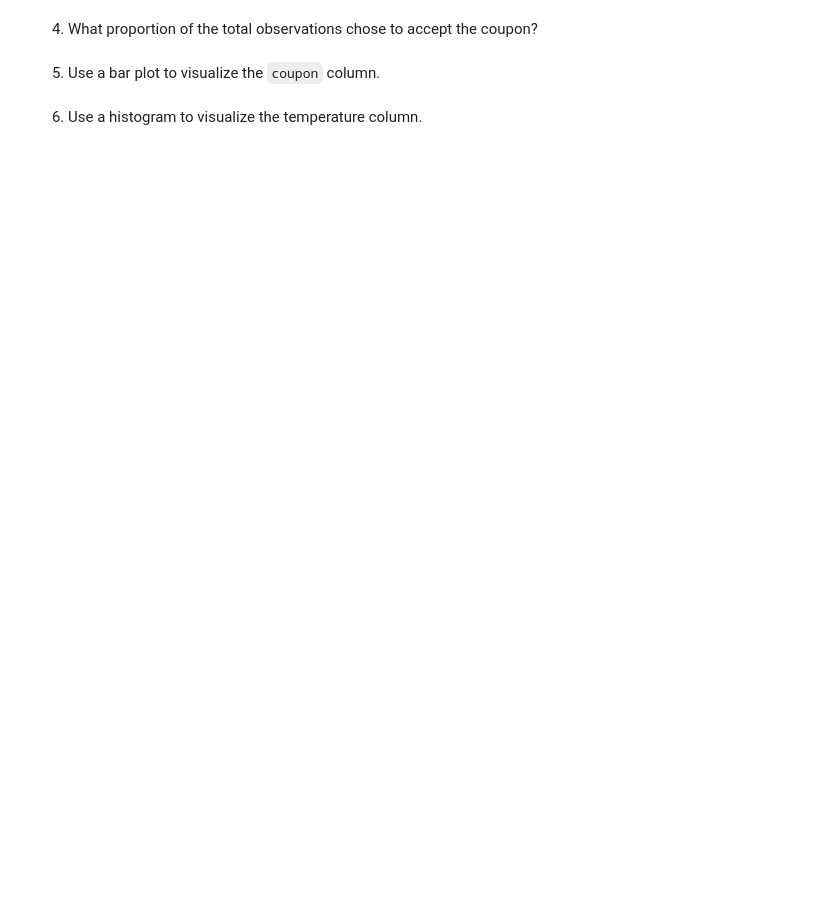
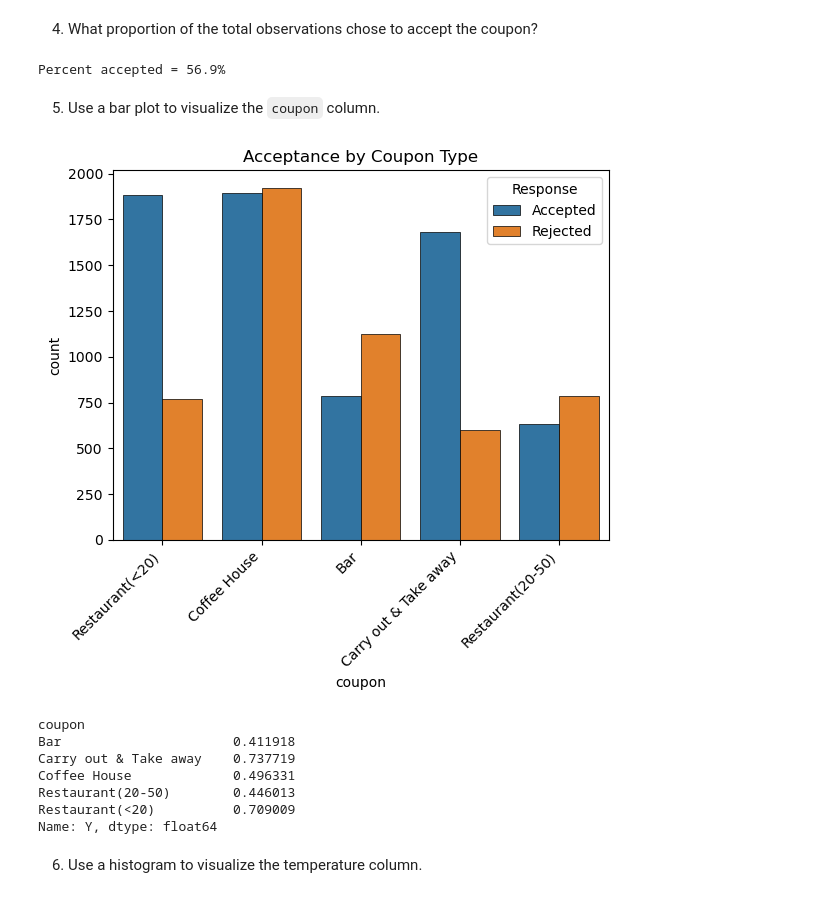
Before and after one commit to RayFuller/coupons, a Jupyter notebook: prompt.ipynb, the cells around one changed output. Drawn from its saved outputs; the diff is of its cells as text; code cells hidden in the pictures; blank space fills up the shorter version.

```diff
--- a/prompt.ipynb
+++ b/prompt.ipynb
@@ -83,2 +117,19 @@ data.head()
 # %% [markdown]
 3. Decide what to do about your missing data -- drop, replace, other...
+# %%
+# Drop car column since > 99% of the data is missing
+# This needs to be done before dropping all rows with missing data
+# Then drop all rows with missing data
+# Valid since no one column is missing more that 2% of data
+# Reset index with drop=True to renumber
+
+dataCleaned = data.drop(["car"], axis=1).dropna().reset_index(drop=True)
+
+# examine data information to verify all entries contain only non-null data
+dataCleaned.info()
+
+# determine percentage of entries dropped
+pctDropped =  (1 - len(dataCleaned) / len(data)) * 100
+print(f"\nPercent dropped = {pctDropped:.2f}%")
+
+dataCleaned.head()
@@ -85,6 +161,36 @@ data.head()
 # %% [markdown]
 4. What proportion of the total observations chose to accept the coupon?
+# %%
+# Calculated percent accepted by taking mean value of Y column
+# This works since Y = 1 for "yes", Y = 0 for "no"
+
+pctAccepted = dataCleaned["Y"].mean() * 100
+
+print(f"\nPercent accepted = {pctAccepted:.1f}%")
+# %% [output]
+Percent accepted = 56.9%
 # %% [markdown]
 5. Use a bar plot to visualize the `coupon` column.
+# %%
+# create new column "accepted" for more meaninful legend
+# mapping 0 = "Rejected" and 1 = "Accepted"
+dataCleaned["Response"] = dataCleaned["Y"].map({0: 'Rejected', 1: 'Accepted'})
+
+sns.countplot(data=dataCleaned, x="coupon", hue='Response', edgecolor='black', linewidth=0.5)
+plt.xticks(rotation=45, ha="right")
+plt.title("Acceptance by Coupon Type")
+plt.show()
+
+# check for plot accuracy by computing acceptance rate by coupong type
+dataCleaned.groupby('coupon')['Y'].mean()
+# %% [output]
+[figure, added]
+coupon
+Bar                      0.411918
+Carry out & Take away    0.737719
+Coffee House             0.496331
+Restaurant(20-50)        0.446013
+Restaurant(<20)          0.709009
+Name: Y, dtype: float64
 # %% [markdown]
 6. Use a histogram to visualize the temperature column.
```
Also changed, not shown: parts of 3 cells of this notebook.
